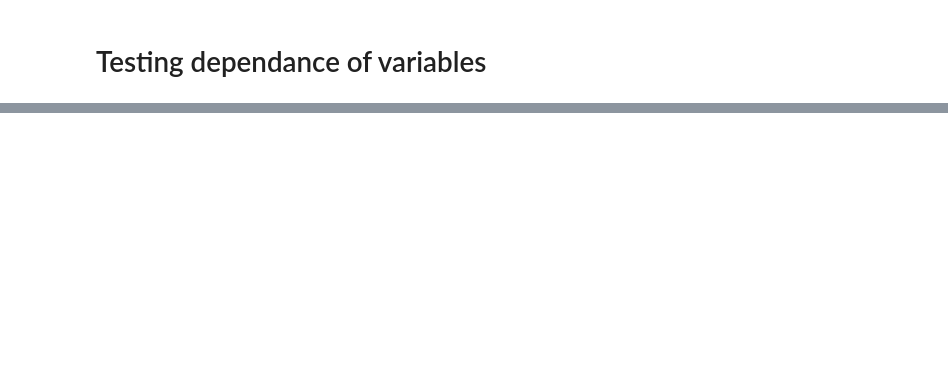
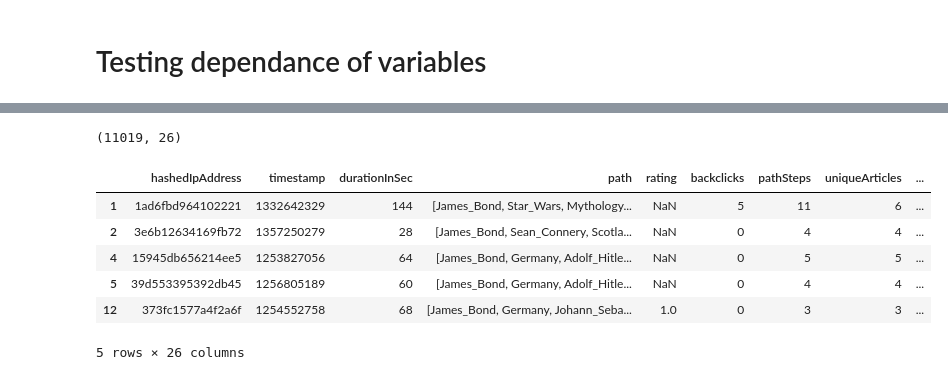
Before and after one commit to epfl-ada/ada-2023-project-tddt-thedatadreamteam, a Jupyter notebook: initial_analysis.ipynb, the cells around one changed output, grey strips where cells are left out. Cells and saved outputs as stored; diff of their text form; code cells hidden in the pictures; blank space fills up the shorter version.

```diff
--- a/initial_analysis.ipynb
+++ b/initial_analysis.ipynb
@@ -756,5 +952,5 @@ print("Size:", df_articles_all.shape)
 # %%
-shortest_paths = []
+sp_lenght = []
 s = []
 with open(os.path.join("Data", "wikispeedia_paths-and-graph", "shortest-path-distance-matrix.txt")) as file:
     for line in file:
@@ -762,9 +958,8 @@ with open(os.path.join("Data", "wikispeedia_paths-and-graph", "shortest-path-dis
         if line == "" or line.startswith("#"):
             continue
         s.append(line)
-        shortest_paths.append(list(map(lambda x: -1 if x == "_" else int(x), list(line))))
+        sp_lenght.append(list(map(lambda x: -1 if x == "_" else int(x), list(line))))
 
-shortest_paths = np.array(sp_lenght)
+sp_lenght = np.array(sp_lenght)
 
-df_shortest_paths = pd.Dataframe(index=df_articles_all.)
 print(sp_lenght[:10, :10])
@@ -1079,24 +1478,33 @@ def get_similarity(propensity_score1, propensity_score2):
 # %%
 df_analysis[df_analysis["treatment"]].shape
 df_analysis[~df_analysis["treatment"]].shape
+# %% [output]
+(11019, 26)
 # %%
-treatment_df = df_analysis[df_analysis["treatment"]]
-control_df = df_analysis[~df_analysis["treatment"]]
+treatment_df = df_analysis[df_analysis["treatment"]].head(500)
+control_df = df_analysis[~df_analysis["treatment"]].head(500)
 
 display(treatment_df.head())
 
 G = nx.Graph()
 for control_id, control_row in control_df.iterrows():
     for treatment_id, treatment_row in treatment_df.iterrows():
+
         if len(set(treatment_row['startCategoryMain']) & set(control_row['startCategoryMain'])) \
         and len(set(treatment_row['targetCategoryMain']) & set(control_row['targetCategoryMain'])) \
         and treatment_row["shortestPath"] == control_row["shortestPath"]:
             weight = get_similarity(treatment_row["propensityScore"], control_row["propensityScore"])
-            G.add_weighted_edges_from([(control_id, treatment_id, weight)])
+            G.add_weighted_edges_from([(treatment_id, control_id, weight)])
 
 matching = nx.max_weight_matching(G)
-
-len(matching)
+# %% [output]
+|  | hashedIpAddress | timestamp | durationInSec | path | rating | backclicks | pathSteps | uniqueArticles | ... |
+| 1 | 1ad6fbd964102221 | 1332642329 | 144 | [James_Bond, Star_Wars, Mythology... | NaN | 5 | 11 | 6 | ... |
+| 2 | 3e6b12634169fb72 | 1357250279 | 28 | [James_Bond, Sean_Connery, Scotla... | NaN | 0 | 4 | 4 | ... |
+| 4 | 15945db656214ee5 | 1253827056 | 64 | [James_Bond, Germany, Adolf_Hitle... | NaN | 0 | 5 | 5 | ... |
+| 5 | 39d553395392db45 | 1256805189 | 60 | [James_Bond, Germany, Adolf_Hitle... | NaN | 0 | 4 | 4 | ... |
+| 12 | 373fc1577a4f2a6f | 1254552758 | 68 | [James_Bond, Germany, Johann_Seba... | 1.0 | 0 | 3 | 3 | ... |
+5 rows × 26 columns
 # %%
 matched = [i[0] for i in list(matching)] + [i[1] for i in list(matching)]
 df_balanced = df_analysis.iloc[matched]
```
Also changed, not shown: parts of 43 cells of this notebook.
